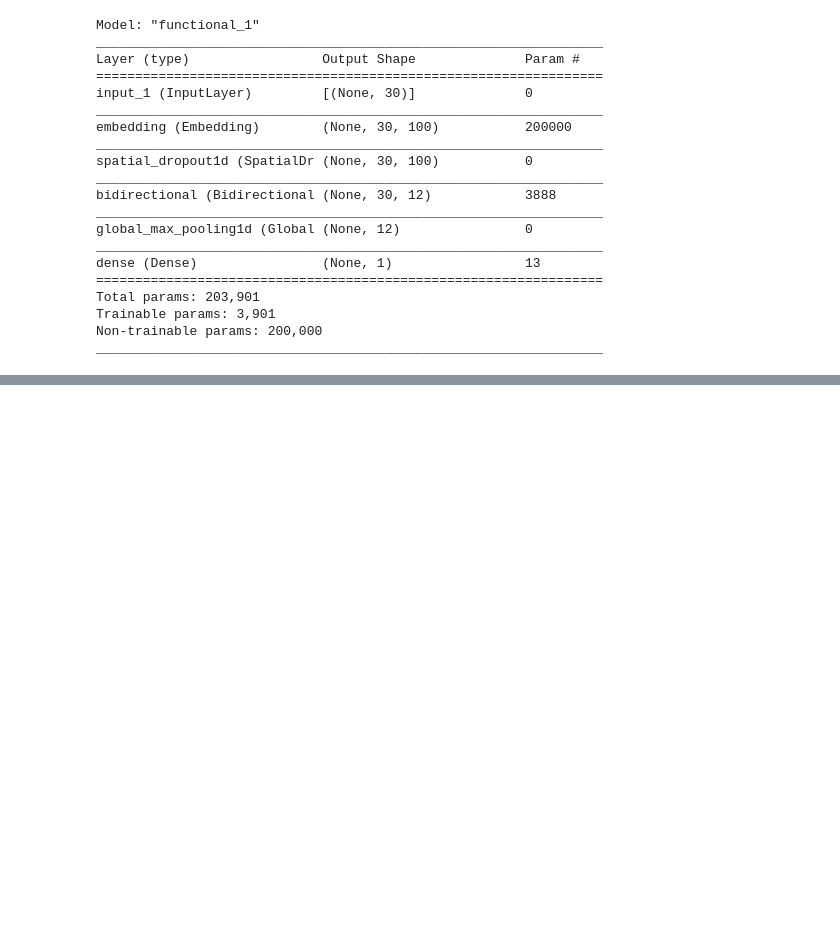
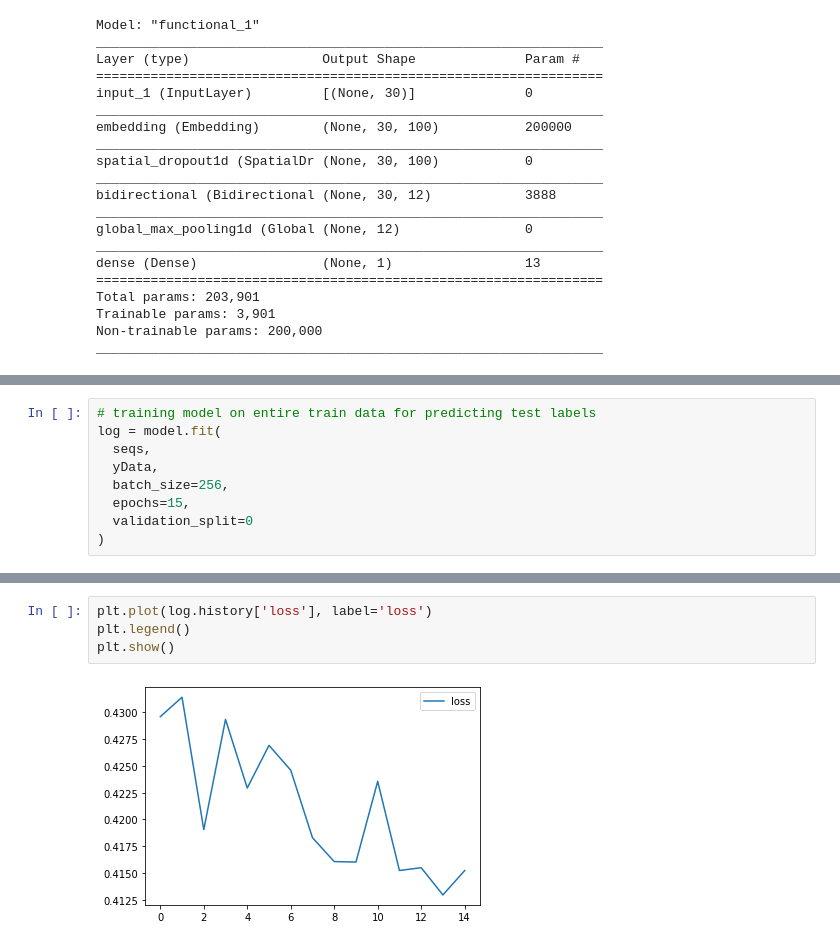
Before and after one commit to L-ashwin/exploring-ml, a Jupyter notebook: 03-NLP_with_Disaster_Tweets/_03_gru-lstm.ipynb, the cells around one changed output, grey strips where cells are left out. Drawn from its saved outputs; the diff is of its cells as text; blank space fills up the shorter version.

Commit message:
Add test data prediction

```diff
--- a/03-NLP_with_Disaster_Tweets/_03_gru-lstm.ipynb
+++ b/03-NLP_with_Disaster_Tweets/_03_gru-lstm.ipynb
@@ -168,0 +169,9 @@ plt.show()
+# %%
+# training model on entire train data for predicting test labels
+log = model.fit(
+  seqs,
+  yData,
+  batch_size=256,
+  epochs=15,
+  validation_split=0
+)
@@ -168,0 +196,6 @@ plt.show()
+# %%
+plt.plot(log.history['loss'], label='loss')
+plt.legend()
+plt.show()
+# %% [output]
+[figure, added]
```
Also changed, not shown: parts of 9 cells of this notebook.
